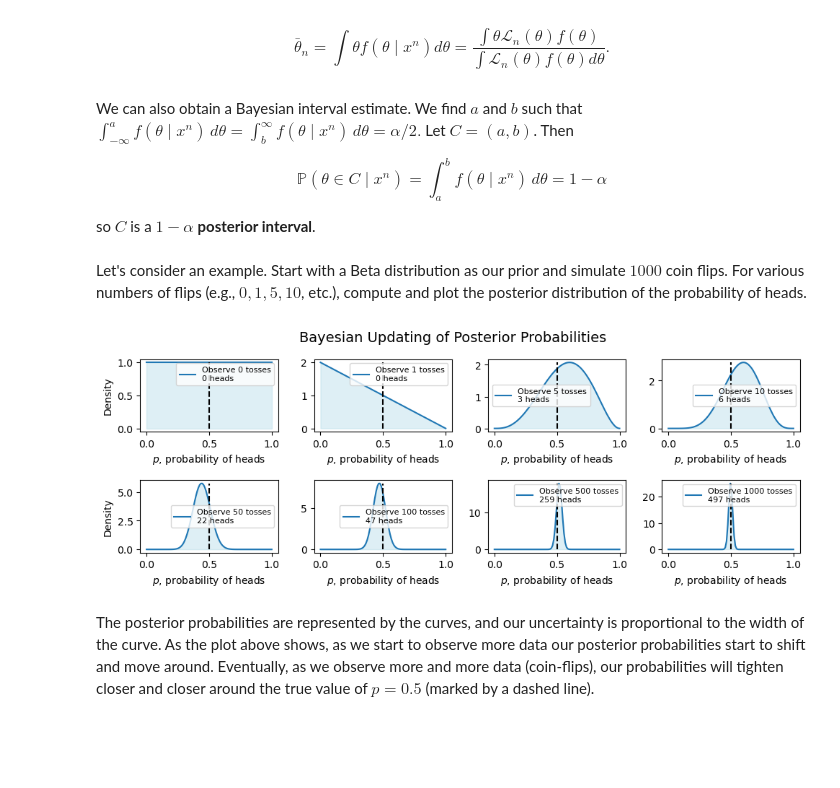
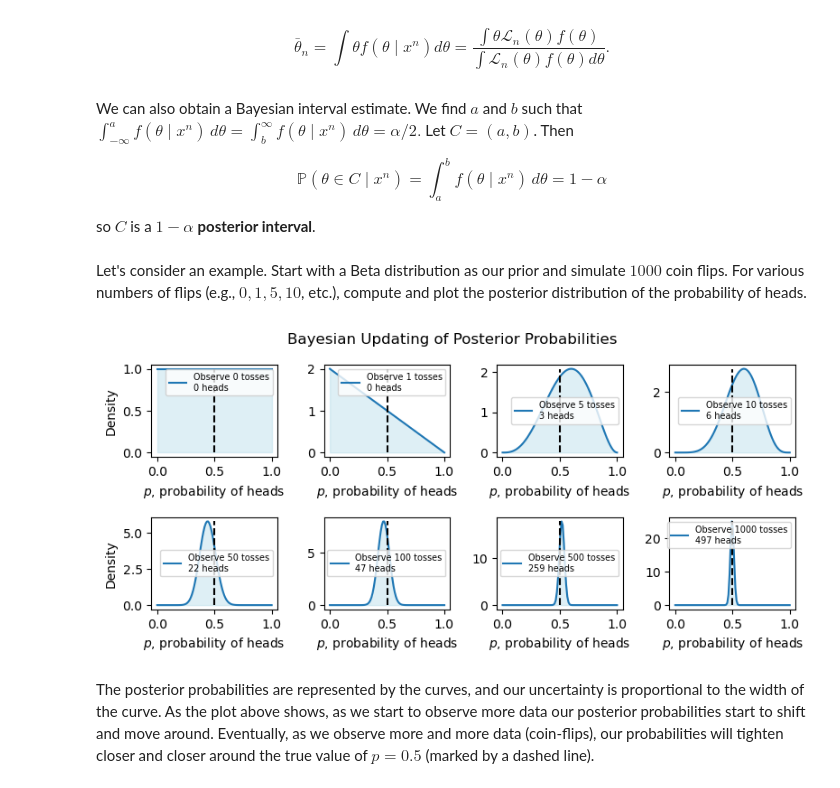
Before and after one commit to patrick-t98/quantitative-finance-notebooks, a Jupyter notebook: notebooks/2.3 Bayesian Inference.ipynb, the cells around one changed output. Saved outputs shown, nothing was run; the diff lists cells and outputs as text; code cells hidden in the pictures; blank space fills up the shorter version.

```diff
--- a/notebooks/2.3 Bayesian Inference.ipynb
+++ b/notebooks/2.3 Bayesian Inference.ipynb
@@ -55,7 +63,9 @@ $$
 We can also obtain a Bayesian interval estimate. We find $a$ and $b$ such that $ \int_{-\infty}^{a} f(\theta \mid x^n) \, d\theta = \int_{b}^{\infty} f(\theta \mid x^n) \, d\theta = \alpha / 2. $
 Let $C = (a, b)$. Then
 
-$$ \mathbb{P}(\theta \in C \mid x^n) = \int_{a}^{b} f\left(\theta \mid x^n\right) \, d\theta = 1 - \alpha $$
+$$
+\mathbb{P}(\theta \in C \mid x^n) = \int_{a}^{b} f\left(\theta \mid x^n\right) \, d\theta = 1 - \alpha
+$$
 
 so $C$ is a $1 − \alpha$ **posterior interval**.
 # %% [markdown]
@@ -72,21 +82,21 @@ data = ss.bernoulli.rvs(p=0.5, size=n_trials[-1], random_state=42)    # simulate
 x = np.linspace(0, 1, 100)                                            # points at which to evaluate the Beta pdf
 # %%
 # Plot the posterior distribution
-plt.figure(figsize=(10, 5))
+plt.figure(figsize=(8, 5))
 for k, N in enumerate(n_trials):
     plt.subplot(3, 4, k + 1)
     heads = data[:N].sum()                                            # number of heads in the first N flips
     y = dist.pdf(x, a=1+heads, b=1+N-heads)                           # posterior distribution
     plt.plot(x, y, label=f"Observe {N} tosses\n{heads} heads")
     plt.fill_between(x, 0, y, color='lightblue', alpha=0.4)
     plt.vlines(0.5, 0, max(y), color='k', linestyles='--')            # true probability line
     plt.xlabel('$p$, probability of heads')
     plt.ylabel('Density') if k % 4 == 0 else None
-    plt.legend(fontsize=8)
-plt.suptitle('Bayesian Updating of Posterior Probabilities', fontsize=14)
+    plt.legend(fontsize=7)
+plt.suptitle('Bayesian Updating of Posterior Probabilities', fontsize=12)
 plt.tight_layout()
 plt.show()
 # %% [output]
-[figure, old version]
+[figure, new version]
 # %% [markdown]
 The posterior probabilities are represented by the curves, and our uncertainty is proportional to the width of the curve. As the plot above shows, as we start to observe more data our posterior probabilities start to shift and move around. Eventually, as we observe more and more data (coin-flips), our probabilities will tighten closer and closer around the true value of $p=0.5$ (marked by a dashed line).
```
Also changed, not shown: parts of 4 cells of this notebook, 6 other files.
